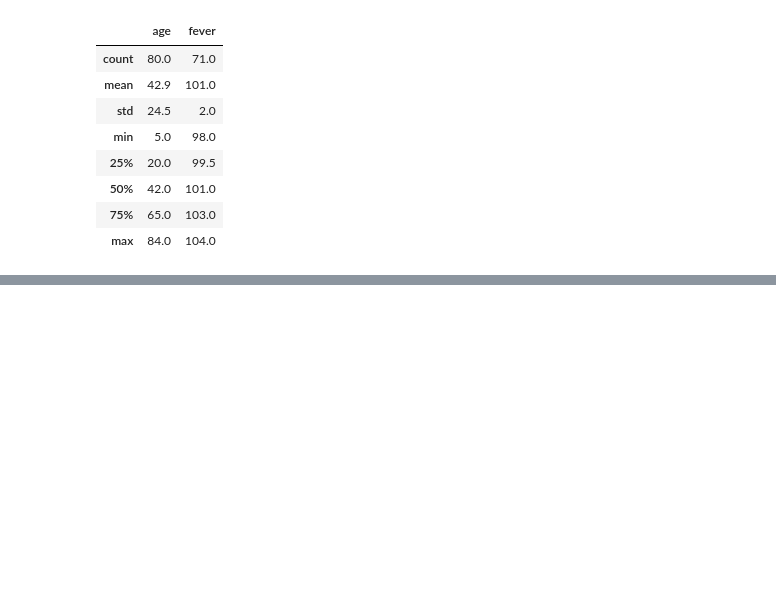
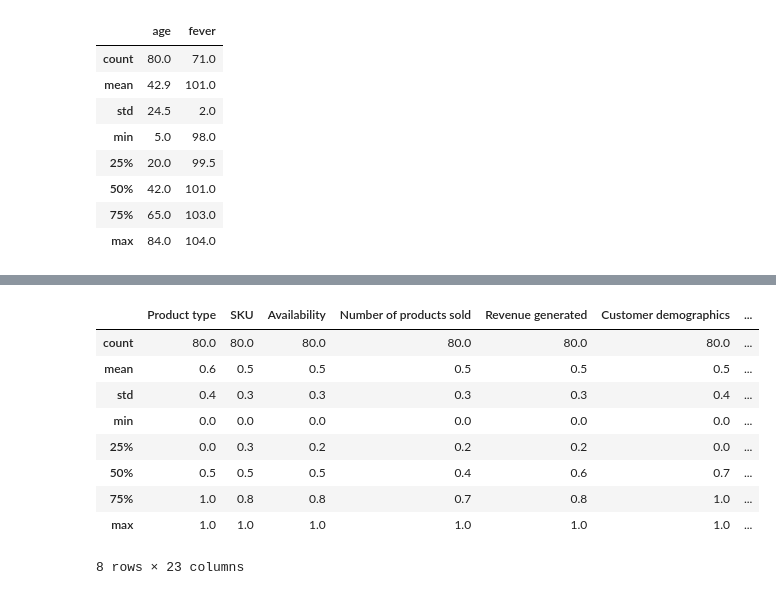
Before and after one commit to aadi0004/advanced-python, a Jupyter notebook: Sklearn_traintest.ipynb, the cells around one changed output, grey strips where cells are left out. Saved outputs shown, nothing was run; the diff lists cells and outputs as text; code cells hidden in the pictures; blank space fills up the shorter version.

```diff
--- a/Sklearn_traintest.ipynb
+++ b/Sklearn_traintest.ipynb
@@ -598,0 +1005,2 @@ np.round(x_train.describe(),1)
+# %%
+x_train , x_test , y_train , y_test= train_test_split(x,y,test_size=0.2, random_state=42)
@@ -598,0 +1024,19 @@ np.round(x_train.describe(),1)
+# %%
+mn=MinMaxScaler()
+# %%
+x_train_mn=mn.fit_transform(x_train)
+# %%
+x_train_new=pd.DataFrame(x_train_mn,columns=x_train.columns)
+# %%
+np.round(x_train_new.describe(),1)
+# %% [output]
+|  | Product type | SKU | Availability | Number of products sold | Revenue generated | Customer demographics | ... |
+| count | 80.0 | 80.0 | 80.0 | 80.0 | 80.0 | 80.0 | ... |
+| mean | 0.6 | 0.5 | 0.5 | 0.5 | 0.5 | 0.5 | ... |
+| std | 0.4 | 0.3 | 0.3 | 0.3 | 0.3 | 0.4 | ... |
+| min | 0.0 | 0.0 | 0.0 | 0.0 | 0.0 | 0.0 | ... |
+| 25% | 0.0 | 0.3 | 0.2 | 0.2 | 0.2 | 0.0 | ... |
+| 50% | 0.5 | 0.5 | 0.5 | 0.4 | 0.6 | 0.7 | ... |
+| 75% | 1.0 | 0.8 | 0.8 | 0.7 | 0.8 | 1.0 | ... |
+| max | 1.0 | 1.0 | 1.0 | 1.0 | 1.0 | 1.0 | ... |
+8 rows × 23 columns
```
Also changed, not shown: parts of 117 cells of this notebook.
